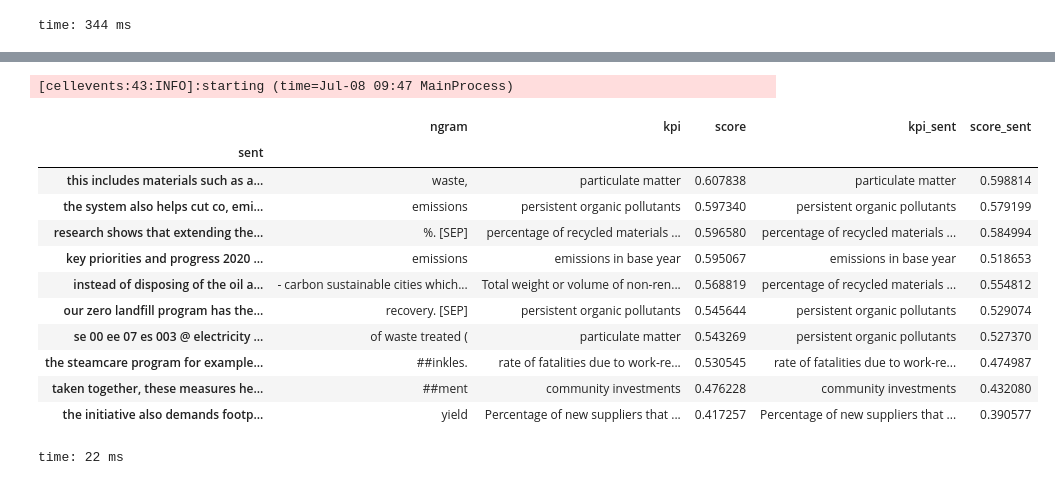
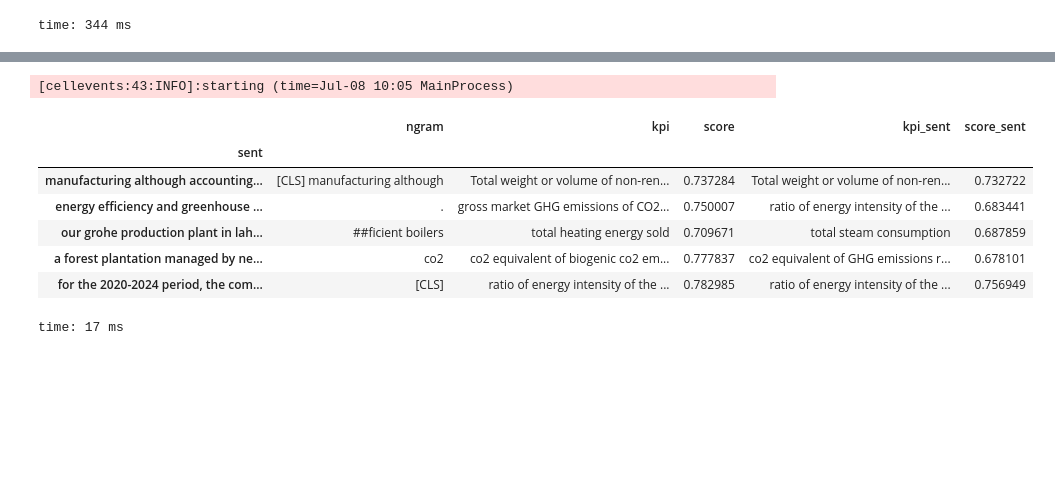
Before and after one commit to simonm3/sustainlab, a Jupyter notebook: src/model/60 embeddings.ipynb, the cells around one changed output, grey strips where cells are left out. Saved outputs shown, nothing was run; the diff lists cells and outputs as text; code cells hidden in the pictures; blank space fills up the shorter version.

```diff
--- a/src/model/60 embeddings.ipynb
+++ b/src/model/60 embeddings.ipynb
@@ -122,17 +118,12 @@ time: 16.2 ms
 # %%
-out.sort_values("score", ascending=False)[-10:]
+out[out.score<.8].sample(5)
 # %% [output]
-[cellevents:43:INFO]:starting (time=Jul-08 09:47 MainProcess)
+[cellevents:43:INFO]:starting (time=Jul-08 10:05 MainProcess)
 |  | ngram | kpi | score | kpi_sent | score_sent |
 | sent |  |  |  |  |  |
-| this includes materials such as a... | waste, | particulate matter | 0.607838 | particulate matter | 0.598814 |
-| the system also helps cut co, emi... | emissions | persistent organic pollutants | 0.597340 | persistent organic pollutants | 0.579199 |
-| research shows that extending the... | %. [SEP] | percentage of recycled materials ... | 0.596580 | percentage of recycled materials ... | 0.584994 |
-| key priorities and progress 2020 ... | emissions | emissions in base year | 0.595067 | emissions in base year | 0.518653 |
-| instead of disposing of the oil a... | - carbon sustainable cities which... | Total weight or volume of non-ren... | 0.568819 | percentage of recycled materials ... | 0.554812 |
-| our zero landfill program has the... | recovery. [SEP] | persistent organic pollutants | 0.545644 | persistent organic pollutants | 0.529074 |
-| se 00 ee 07 es 003 @ electricity ... | of waste treated ( | particulate matter | 0.543269 | persistent organic pollutants | 0.527370 |
-| the steamcare program for example... | ##inkles. | rate of fatalities due to work-re... | 0.530545 | rate of fatalities due to work-re... | 0.474987 |
-| taken together, these measures he... | ##ment | community investments | 0.476228 | community investments | 0.432080 |
-| the initiative also demands footp... | yield | Percentage of new suppliers that ... | 0.417257 | Percentage of new suppliers that ... | 0.390577 |
+| manufacturing although accounting... | [CLS] manufacturing although | Total weight or volume of non-ren... | 0.737284 | Total weight or volume of non-ren... | 0.732722 |
+| energy efficiency and greenhouse ... | . | gross market GHG emissions of CO2... | 0.750007 | ratio of energy intensity of the ... | 0.683441 |
+| our grohe production plant in lah... | ##ficient boilers | total heating energy sold | 0.709671 | total steam consumption | 0.687859 |
+| a forest plantation managed by ne... | co2 | co2 equivalent of biogenic co2 em... | 0.777837 | co2 equivalent of GHG emissions r... | 0.678101 |
+| for the 2020-2024 period, the com... | [CLS] | ratio of energy intensity of the ... | 0.782985 | ratio of energy intensity of the ... | 0.756949 |
-time: 22 ms
+time: 17 ms
```
Also changed, not shown: parts of 6 cells of this notebook, 2 other files.
